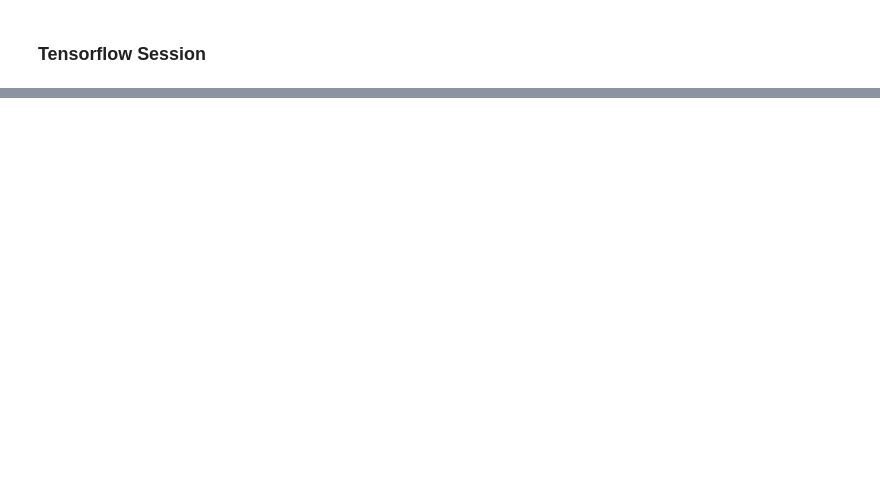
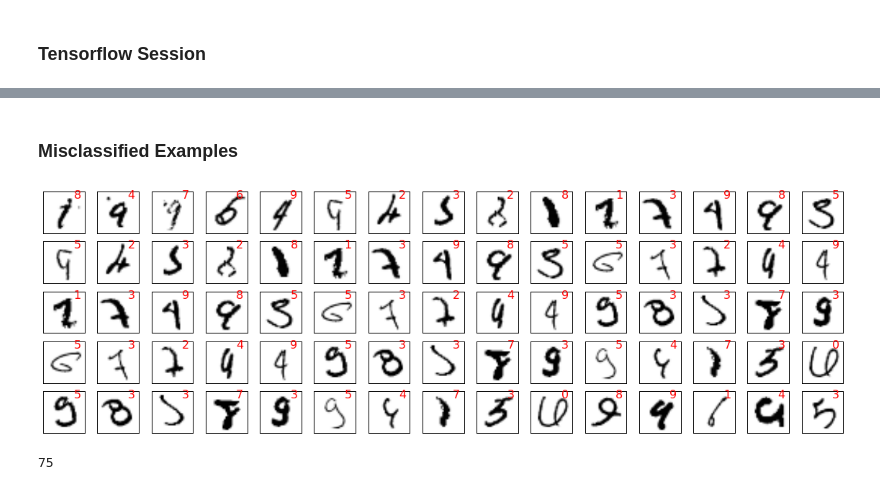
Before and after one commit to vmirly/DataScience, a Jupyter notebook: notebooks/deeplearning/tensorflow_03_CNN.ipynb, the cells around one changed output, grey strips where cells are left out. Saved outputs shown, nothing was run; the diff lists cells and outputs as text; code cells hidden in the pictures; blank space fills up the shorter version.

```diff
--- a/notebooks/deeplearning/tensorflow_03_CNN.ipynb
+++ b/notebooks/deeplearning/tensorflow_03_CNN.ipynb
@@ -179,0 +190,21 @@ test accuracy 0.9899
+# %% [markdown]
+### Misclassified Examples
+# %%
+indx = np.where(test_preds != np.argmax(mnist_data.test.labels, axis=1))[0]
+
+fig,ax = plt.subplots(5,15,figsize=(20,6))
+for i in range(5):
+    for j in range(15):
+        k = (i-1)*5 + j
+        ax[i][j].imshow(np.reshape(1-mnist_data.test.images[indx[k]],(28,28)), cmap='Greys_r')
+        ax[i][j].set_xticks([])
+        ax[i][j].set_yticks([])
+        ax[i][j].text(x=20, y=7, s="{:d}".format(int(test_preds[indx[k]])),
+                      color='red', fontsize=20)
+fig.show()
+# %% [output]
+[figure, added]
+# %%
+15*5
+# %% [output]
+75
```
Also changed, not shown: parts of 1 cell of this notebook.
